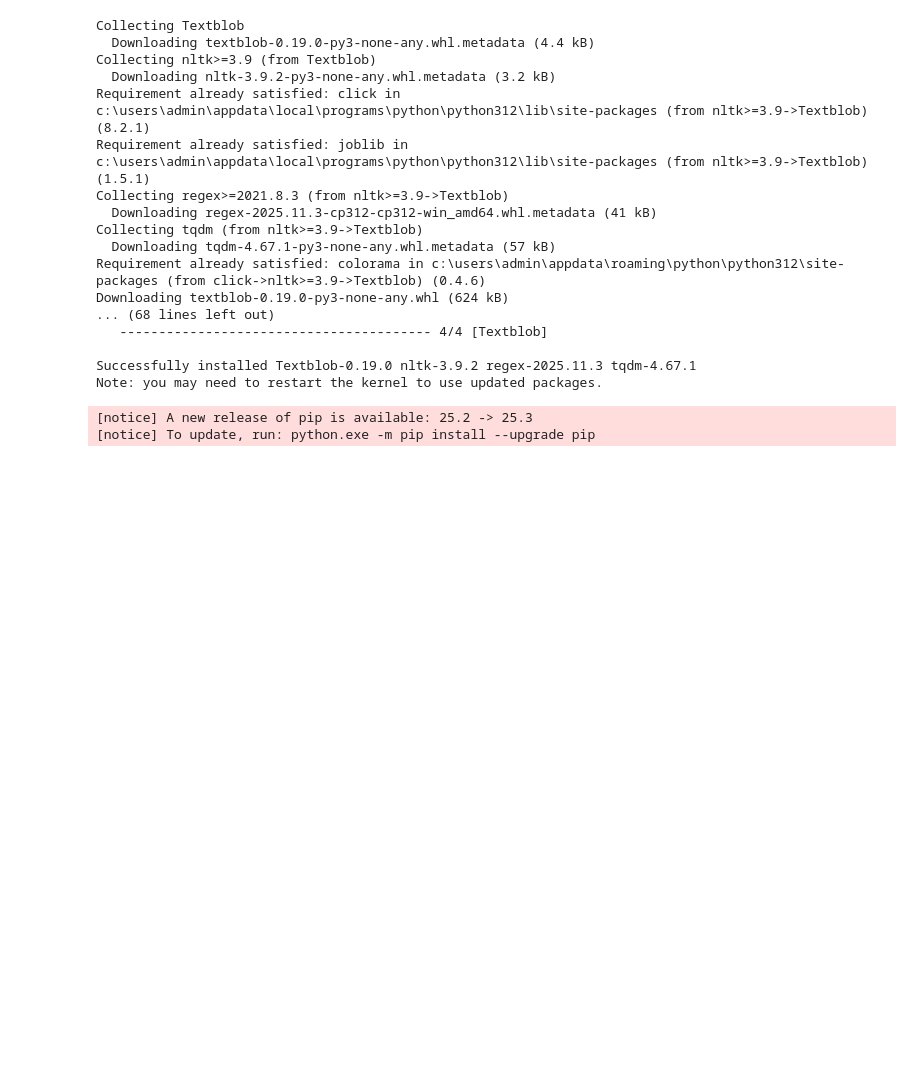
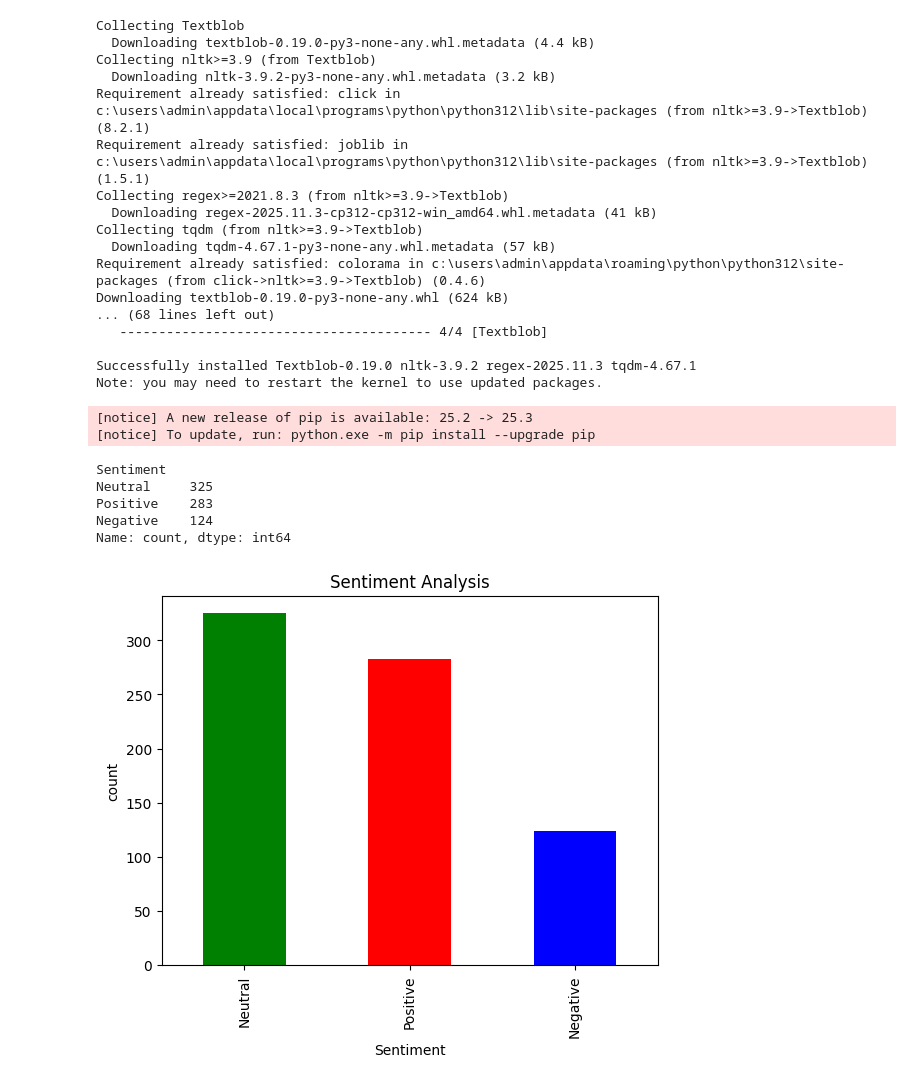
Before and after one commit to Geocode23/Social-Media-Sentiment-Analysis, a Jupyter notebook: clean.ipynb, the cells around one changed output. Saved outputs shown, nothing was run; the diff lists cells and outputs as text; code cells hidden in the pictures; blank space fills up the shorter version.

Commit message:
Add project clean

```diff
--- a/clean.ipynb
+++ b/clean.ipynb
@@ -98,3 +98,22 @@ Note: you may need to restart the kernel to use updated packages.
 [notice] To update, run: python.exe -m pip install --upgrade pip
 # %%
 from textblob import TextBlob
+# %%
+def get_sentiment(text):
+    polarity=TextBlob(text).sentiment.polarity
+    if polarity>0:
+        return 'Positive'
+    elif polarity<0:
+        return 'Negative'
+    else:
+        return 'Neutral'
+df['Sentiment'] = df['cleaned_text'].apply(get_sentiment)
+# %%
+sentiment_counts = df['Sentiment'].value_counts()
+sentiment_counts
+# %% [output]
+Sentiment
+Neutral     325
+Positive    283
+Negative    124
+Name: count, dtype: int64
@@ -100,0 +122,8 @@ from textblob import TextBlob
+# %%
+sentiment_counts.plot(kind='bar', color=['green', 'red', 'blue'])
+plt.title('Sentiment Analysis')
+plt.xlabel('Sentiment')
+plt.ylabel('count')
+plt.show()
+# %% [output]
+[figure, added]
```
Also changed, not shown: parts of 2 cells of this notebook.
